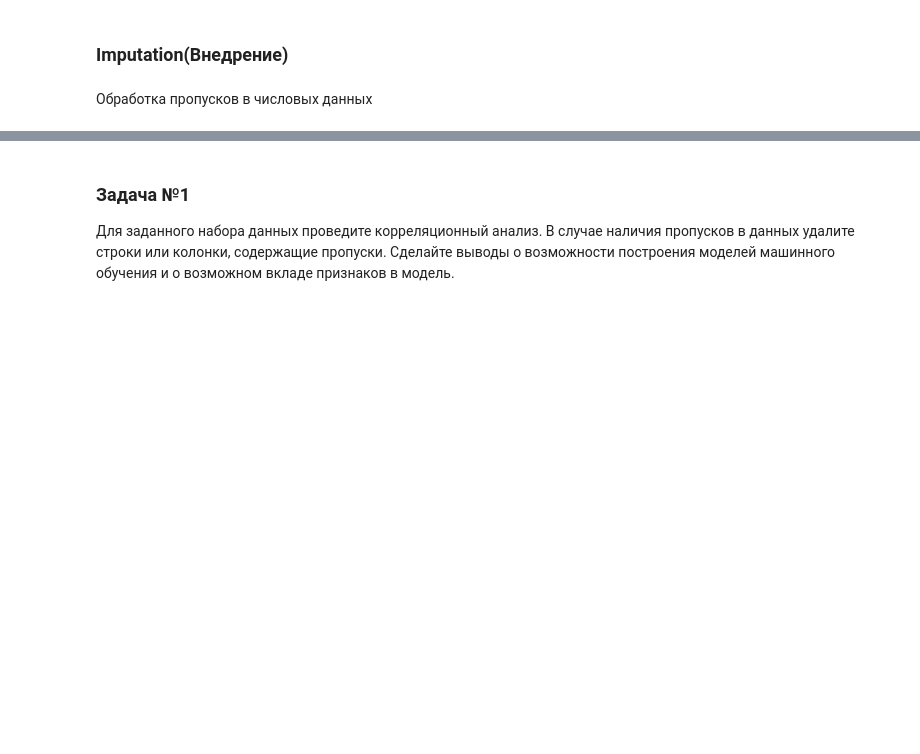
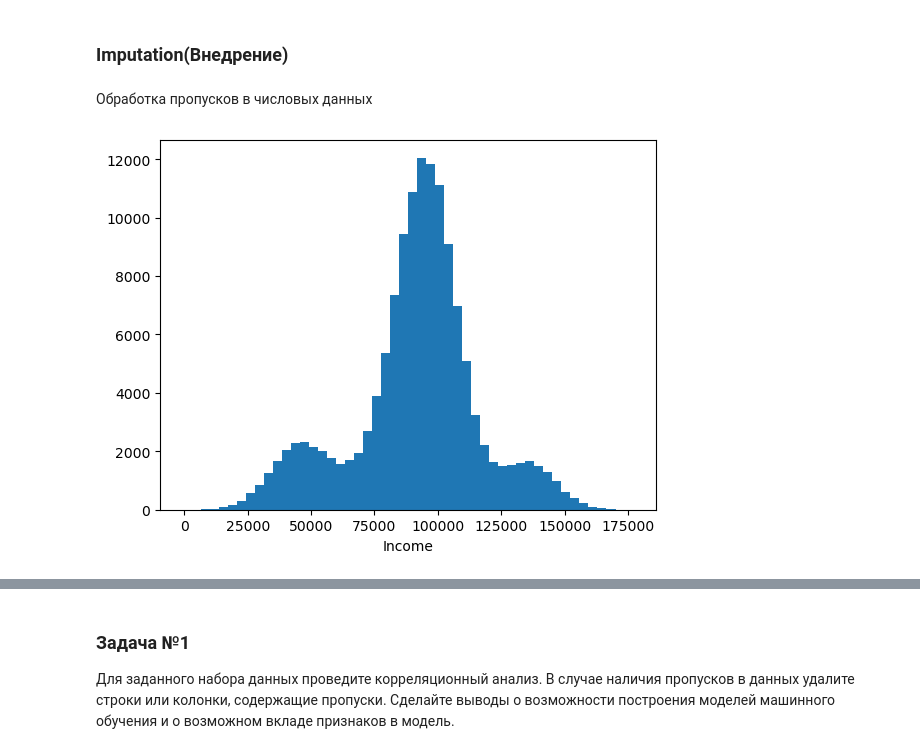
Before and after one commit to KZLZG/TML, a Jupyter notebook: RK1/rk1.ipynb, the cells around one changed output, grey strips where cells are left out. Saved outputs shown, nothing was run; the diff lists cells and outputs as text; code cells hidden in the pictures; blank space fills up the shorter version.

```diff
--- a/RK1/rk1.ipynb
+++ b/RK1/rk1.ipynb
@@ -211,3 +230,9 @@ df2.shape[0]
 ### Imputation(Внедрение)
 # %% [markdown]
 Обработка пропусков в числовых данных
+# %%
+plt.hist(df2['Income'], 50)
+plt.xlabel('Income')
+plt.show()
+# %% [output]
+[figure, added]
```
Also changed, not shown: parts of 15 cells of this notebook.
